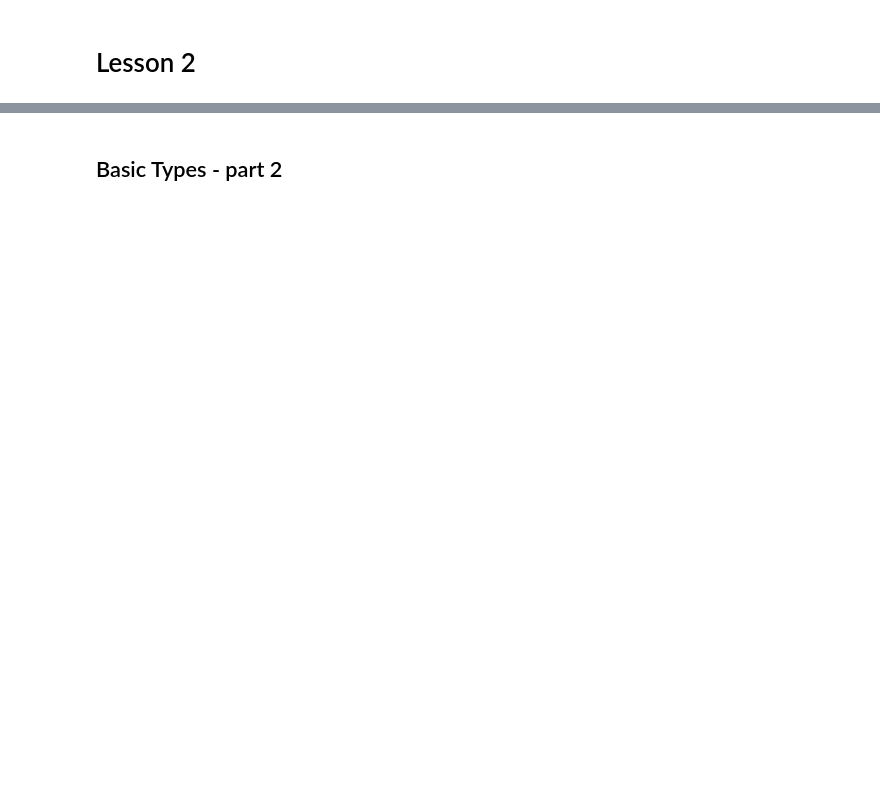
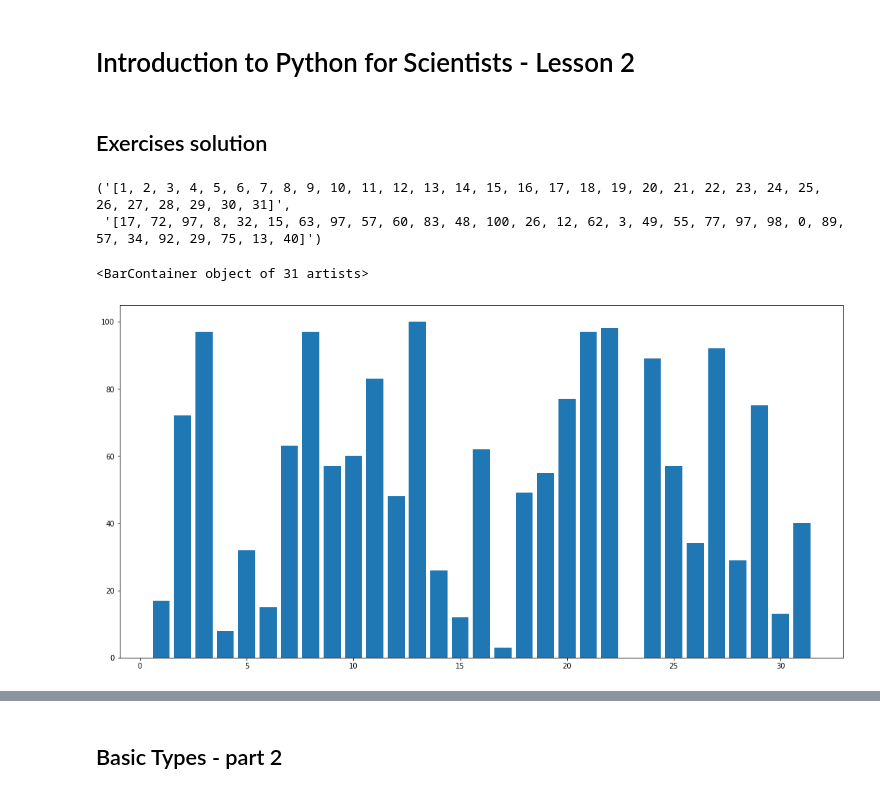
Before and after one commit to cordmaur/PythonForScientists, a Jupyter notebook: Python4Scientists_Lesson2.ipynb, the cells around one changed output, grey strips where cells are left out. Saved outputs shown, nothing was run; the diff lists cells and outputs as text; code cells hidden in the pictures; blank space fills up the shorter version.

```diff
--- a/Python4Scientists_Lesson2.ipynb
+++ b/Python4Scientists_Lesson2.ipynb
@@ -1,4 +1,29 @@
 # %% [markdown]
 <a href="https://colab.research.google.com/github/cordmaur/PythonForScientists/blob/main/Python4Scientists_Lesson2.ipynb" target="_parent"><img src="https://colab.research.google.com/assets/colab-badge.svg" alt="Open In Colab"/></a>
 # %% [markdown]
-# Lesson 2
+# Introduction to Python for Scientists - Lesson 2
+# %% [markdown]
+## Exercises solution
+# %%
+import random
+# create the days and daily rain
+random.seed(1)
+
+daily_rain = []
+day_of_month = []
+
+for i in range(1, 32, 1):
+    day_of_month.append(i)
+    daily_rain.append(random.randint(0, 100))
+
+str(day_of_month), str(daily_rain)
+# %% [output]
+('[1, 2, 3, 4, 5, 6, 7, 8, 9, 10, 11, 12, 13, 14, 15, 16, 17, 18, 19, 20, 21, 22, 23, 24, 25, 26, 27, 28, 29, 30, 31]',
+ '[17, 72, 97, 8, 32, 15, 63, 97, 57, 60, 83, 48, 100, 26, 12, 62, 3, 49, 55, 77, 97, 98, 0, 89, 57, 34, 92, 29, 75, 13, 40]')
+# %%
+import matplotlib.pyplot as plt
+plt.figure(figsize=(18, 9))
+plt.bar(day_of_month, daily_rain)
+# %% [output]
+<BarContainer object of 31 artists>
+[figure, added]
```
Also changed, not shown: parts of 79 cells of this notebook.
